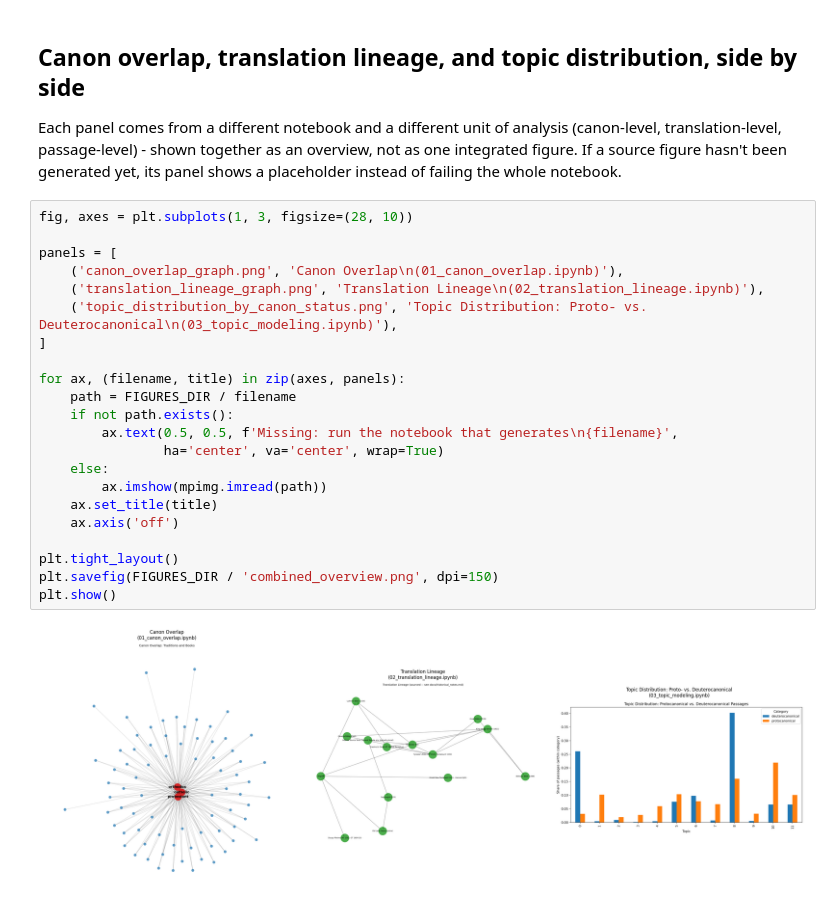
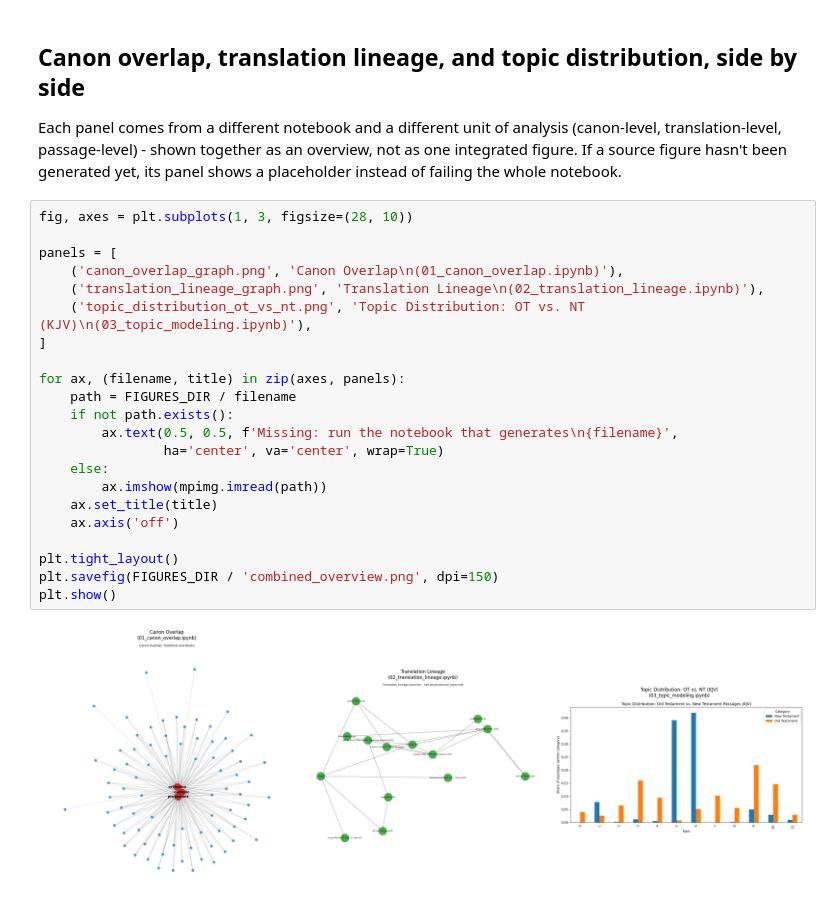
Before and after one commit to Zel143/bible-canon-mapper, a Jupyter notebook: canon-divergence-mapper/notebooks/04_visualization.ipynb, the cells around one changed output. Cells and saved outputs as stored; diff of their text form.

```diff
--- a/canon-divergence-mapper/notebooks/04_visualization.ipynb
+++ b/canon-divergence-mapper/notebooks/04_visualization.ipynb
@@ -20,27 +20,27 @@ Each panel comes from a different notebook and a different unit of analysis (can
 # %%
 fig, axes = plt.subplots(1, 3, figsize=(28, 10))
 
 panels = [
     ('canon_overlap_graph.png', 'Canon Overlap\n(01_canon_overlap.ipynb)'),
     ('translation_lineage_graph.png', 'Translation Lineage\n(02_translation_lineage.ipynb)'),
-    ('topic_distribution_by_canon_status.png', 'Topic Distribution: Proto- vs. Deuterocanonical\n(03_topic_modeling.ipynb)'),
+    ('topic_distribution_ot_vs_nt.png', 'Topic Distribution: OT vs. NT (KJV)\n(03_topic_modeling.ipynb)'),
 ]
 
 for ax, (filename, title) in zip(axes, panels):
     path = FIGURES_DIR / filename
     if not path.exists():
         ax.text(0.5, 0.5, f'Missing: run the notebook that generates\n{filename}',
                 ha='center', va='center', wrap=True)
     else:
         ax.imshow(mpimg.imread(path))
     ax.set_title(title)
     ax.axis('off')
 
 plt.tight_layout()
 plt.savefig(FIGURES_DIR / 'combined_overview.png', dpi=150)
 plt.show()
 # %% [output]
-[figure, old version]
+[figure, new version]
 # %% [markdown]
 ## Notes for the writeup
 
```
Also changed, not shown: parts of 2 cells of this notebook, 6 other files.
